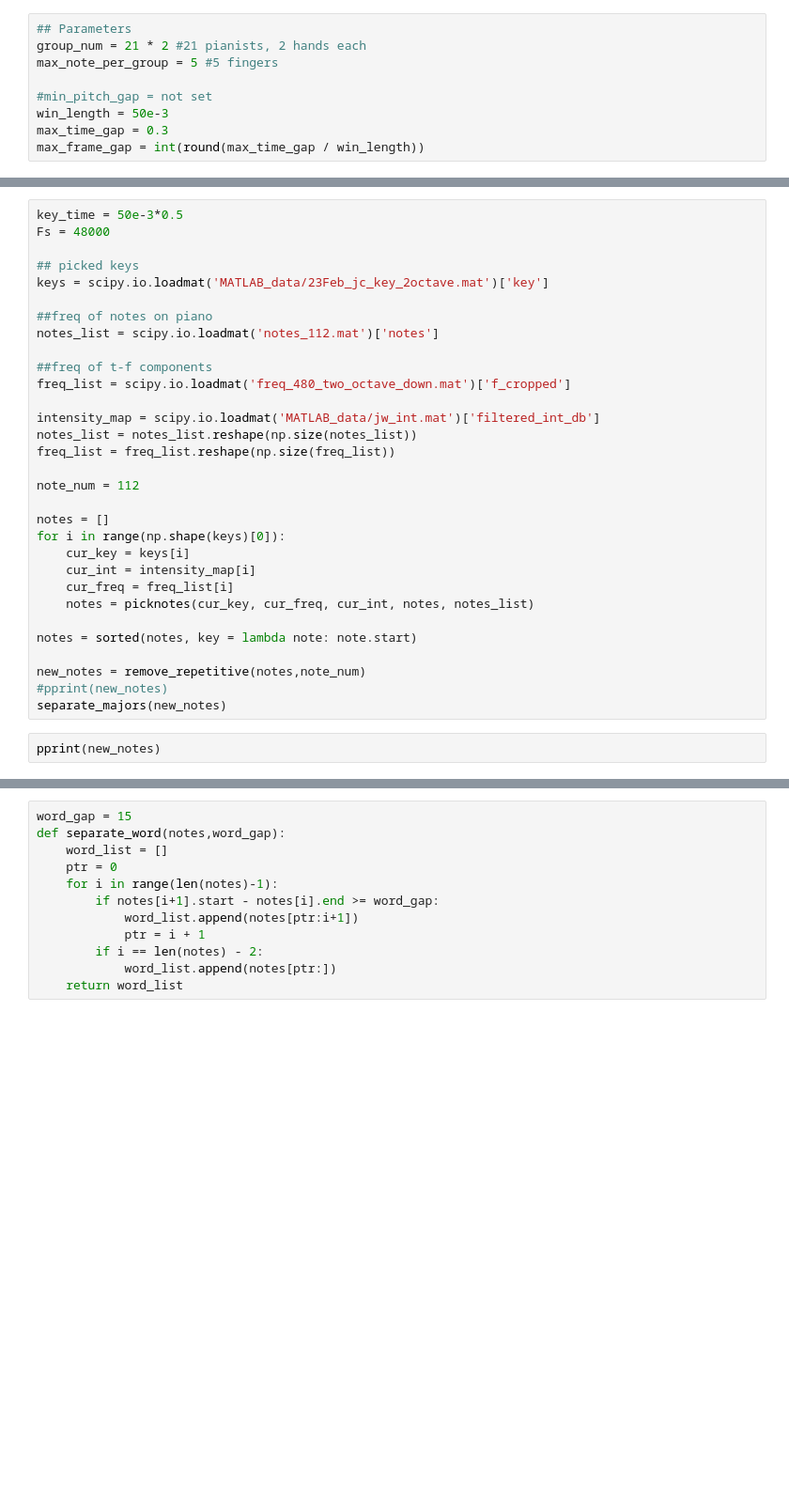
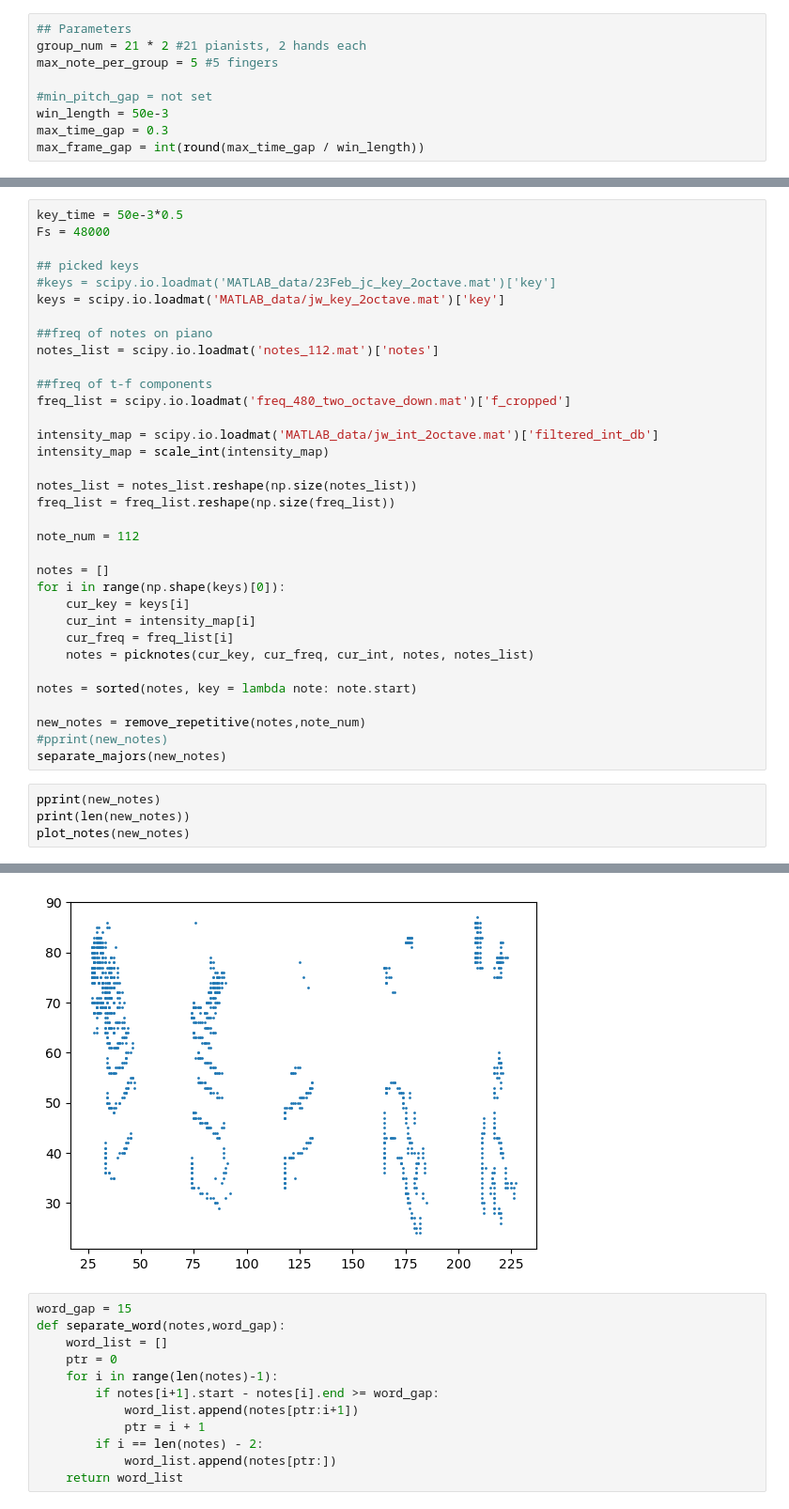
Before and after one commit to Jieying-Chen/IIB_Project, a Jupyter notebook: notes_allocation_1.ipynb, the cells around one changed output, grey strips where cells are left out. Shown at 94% size. Drawn from its saved outputs; the diff is of its cells as text; blank space fills up the shorter version.

```diff
--- a/notes_allocation_1.ipynb
+++ b/notes_allocation_1.ipynb
@@ -29,7 +119,8 @@ key_time = 50e-3*0.5
 Fs = 48000
 
 ## picked keys
-keys = scipy.io.loadmat('MATLAB_data/23Feb_jc_key_2octave.mat')['key']
+#keys = scipy.io.loadmat('MATLAB_data/23Feb_jc_key_2octave.mat')['key']
+keys = scipy.io.loadmat('MATLAB_data/jw_key_2octave.mat')['key']
 
 ##freq of notes on piano
 notes_list = scipy.io.loadmat('notes_112.mat')['notes']
@@ -37,7 +128,9 @@ notes_list = scipy.io.loadmat('notes_112.mat')['notes']
 ##freq of t-f components
 freq_list = scipy.io.loadmat('freq_480_two_octave_down.mat')['f_cropped']
 
-intensity_map = scipy.io.loadmat('MATLAB_data/jw_int.mat')['filtered_int_db']
+intensity_map = scipy.io.loadmat('MATLAB_data/jw_int_2octave.mat')['filtered_int_db']
+intensity_map = scale_int(intensity_map)
+
 notes_list = notes_list.reshape(np.size(notes_list))
 freq_list = freq_list.reshape(np.size(freq_list))
 
@@ -55,5 +148,8 @@ notes = sorted(notes, key = lambda note: note.start)
 new_notes = remove_repetitive(notes,note_num)
 #pprint(new_notes)
 separate_majors(new_notes)
-# %%
-pprint(new_notes)
+# %%
+pprint(new_notes)
+print(len(new_notes))
+plot_notes(new_notes)
+# %% [output]
@@ -60,3 +173,4 @@ pprint(new_notes)
+[figure, added]
 # %%
 word_gap = 15
 def separate_word(notes,word_gap):
```
Also changed, not shown: parts of 14 cells of this notebook, 3 other files.
